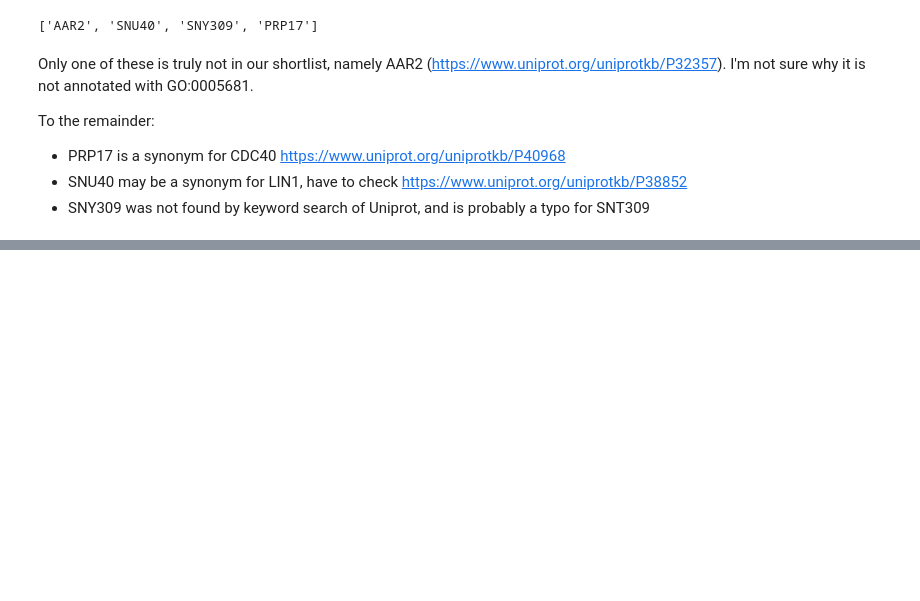
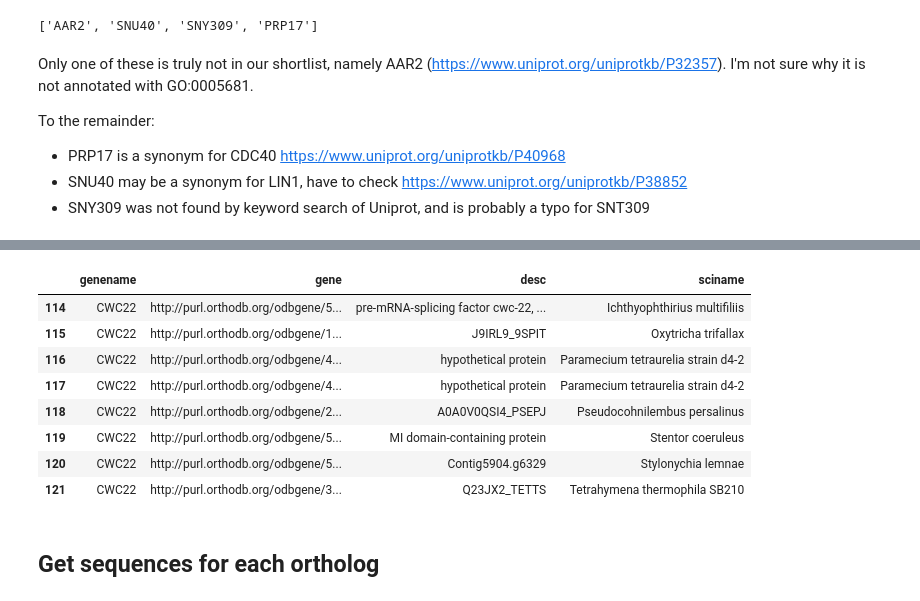
Before and after one commit to Swart-lab/ciliate-introns, a Jupyter notebook: get_spliceosome_homologs.ipynb, the cells around one changed output, grey strips where cells are left out. Drawn from its saved outputs; the diff is of its cells as text; code cells hidden in the pictures; blank space fills up the shorter version.

```diff
--- a/get_spliceosome_homologs.ipynb
+++ b/get_spliceosome_homologs.ipynb
@@ -228,0 +239,14 @@ published_shortlist
+# %%
+ortholog_ciliate_hits_df.query('genename == "CWC22"')
+# %% [output]
+|  | genename | gene | desc | sciname |
+| 114 | CWC22 | http://purl.orthodb.org/odbgene/5... | pre-mRNA-splicing factor cwc-22, ... | Ichthyophthirius multifiliis |
+| 115 | CWC22 | http://purl.orthodb.org/odbgene/1... | J9IRL9_9SPIT | Oxytricha trifallax |
+| 116 | CWC22 | http://purl.orthodb.org/odbgene/4... | hypothetical protein | Paramecium tetraurelia strain d4-2 |
+| 117 | CWC22 | http://purl.orthodb.org/odbgene/4... | hypothetical protein | Paramecium tetraurelia strain d4-2 |
+| 118 | CWC22 | http://purl.orthodb.org/odbgene/2... | A0A0V0QSI4_PSEPJ | Pseudocohnilembus persalinus |
+| 119 | CWC22 | http://purl.orthodb.org/odbgene/5... | MI domain-containing protein | Stentor coeruleus |
+| 120 | CWC22 | http://purl.orthodb.org/odbgene/5... | Contig5904.g6329 | Stylonychia lemnae |
+| 121 | CWC22 | http://purl.orthodb.org/odbgene/3... | Q23JX2_TETTS | Tetrahymena thermophila SB210 |
+# %% [markdown]
+## Get sequences for each ortholog
```
Also changed, not shown: parts of 53 cells of this notebook, 2 other files.
